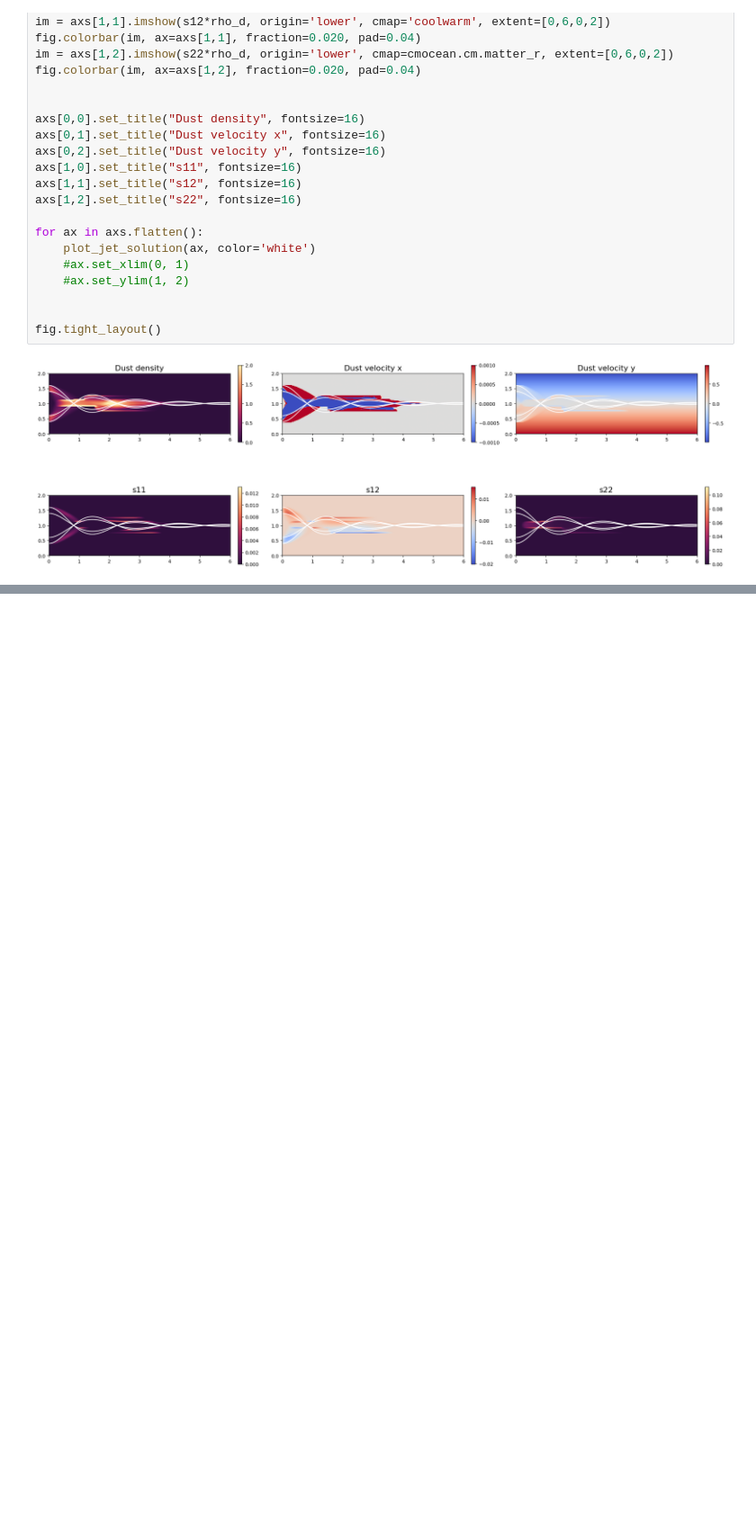
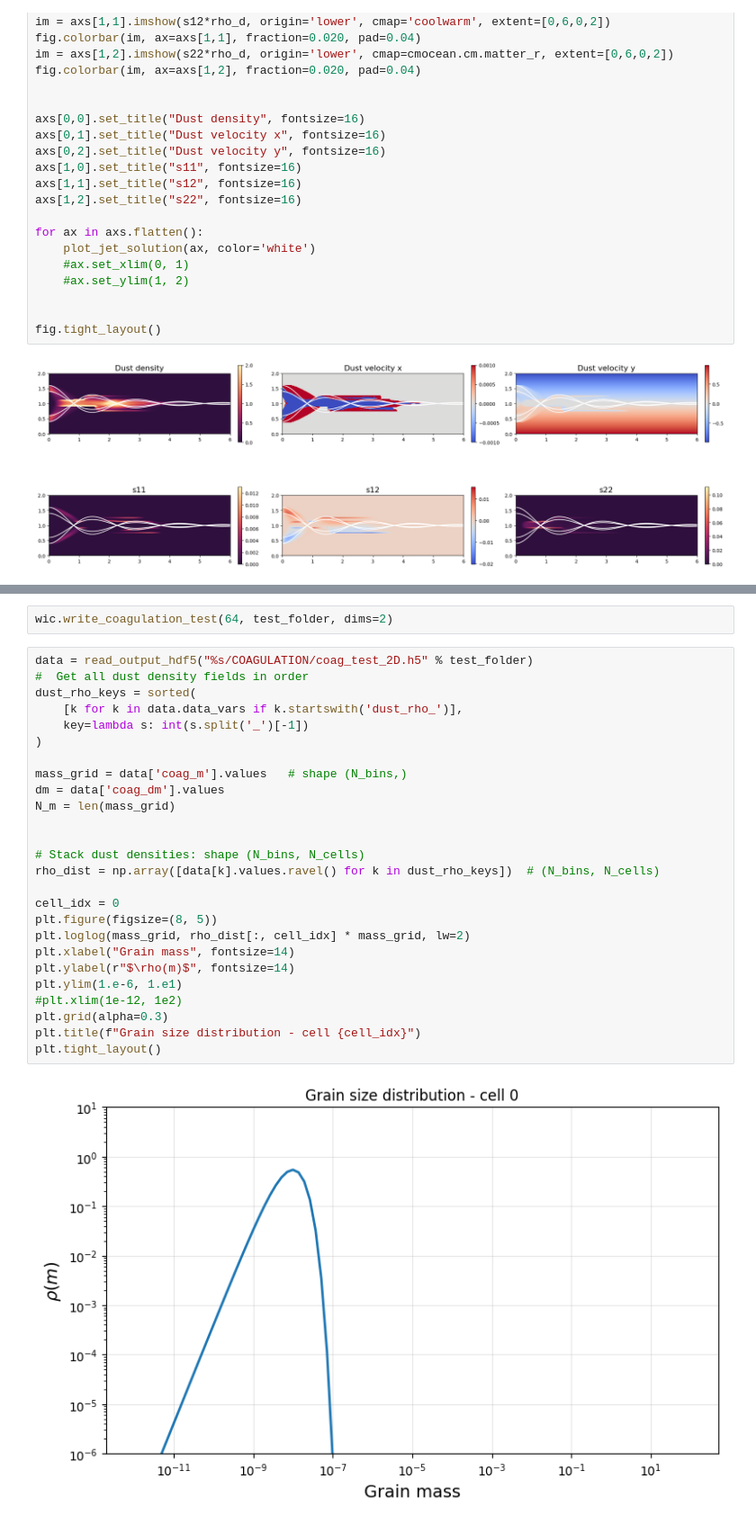
Before and after one commit to Giovanni-Tedeschi/pigpen, a Jupyter notebook: tests.ipynb, the cells around one changed output, grey strips where cells are left out. Shown at 90% size. Drawn from its saved outputs; the diff is of its cells as text; blank space fills up the shorter version.

Commit message:
Added the coagulation implementation, fragmentation still missing. Still WIP

```diff
--- a/tests.ipynb
+++ b/tests.ipynb
@@ -1029,0 +1056,30 @@ fig.tight_layout()
+# %%
+wic.write_coagulation_test(64, test_folder, dims=2)
+# %%
+data = read_output_hdf5("%s/COAGULATION/coag_test_2D.h5" % test_folder)
+#  Get all dust density fields in order
+dust_rho_keys = sorted(
+    [k for k in data.data_vars if k.startswith('dust_rho_')],
+    key=lambda s: int(s.split('_')[-1])
+)
+
+mass_grid = data['coag_m'].values   # shape (N_bins,)
+dm = data['coag_dm'].values
+N_m = len(mass_grid)
+
+
+# Stack dust densities: shape (N_bins, N_cells)
+rho_dist = np.array([data[k].values.ravel() for k in dust_rho_keys])  # (N_bins, N_cells)
+
+cell_idx = 0
+plt.figure(figsize=(8, 5))
+plt.loglog(mass_grid, rho_dist[:, cell_idx] * mass_grid, lw=2)
+plt.xlabel("Grain mass", fontsize=14)
+plt.ylabel(r"$\rho(m)$", fontsize=14)
+plt.ylim(1.e-6, 1.e1)
+#plt.xlim(1e-12, 1e2)
+plt.grid(alpha=0.3)
+plt.title(f"Grain size distribution - cell {cell_idx}")
+plt.tight_layout()
+# %% [output]
+[figure, added]
```
Also changed, not shown: parts of 7 cells of this notebook, 32 other files.
